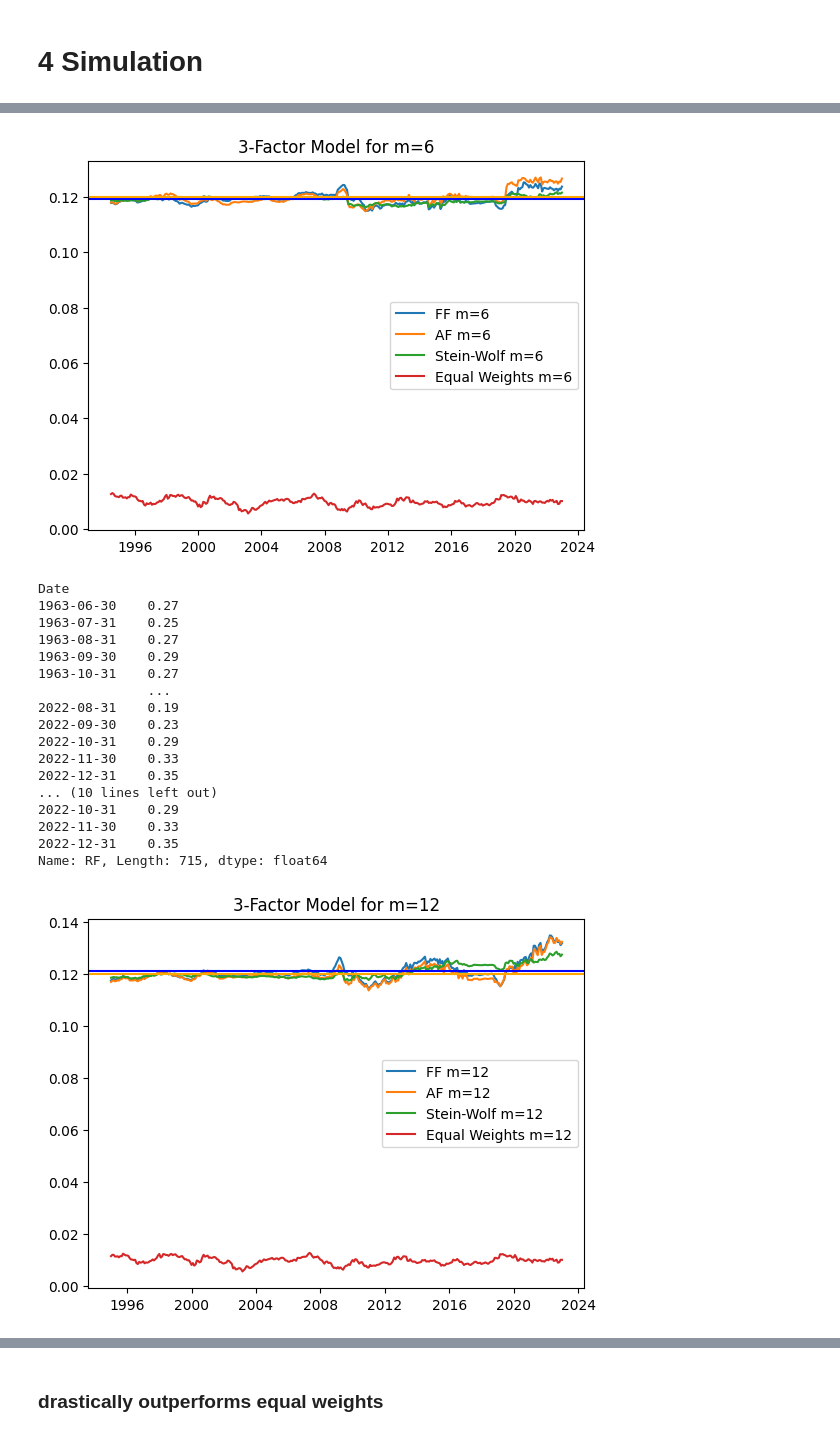
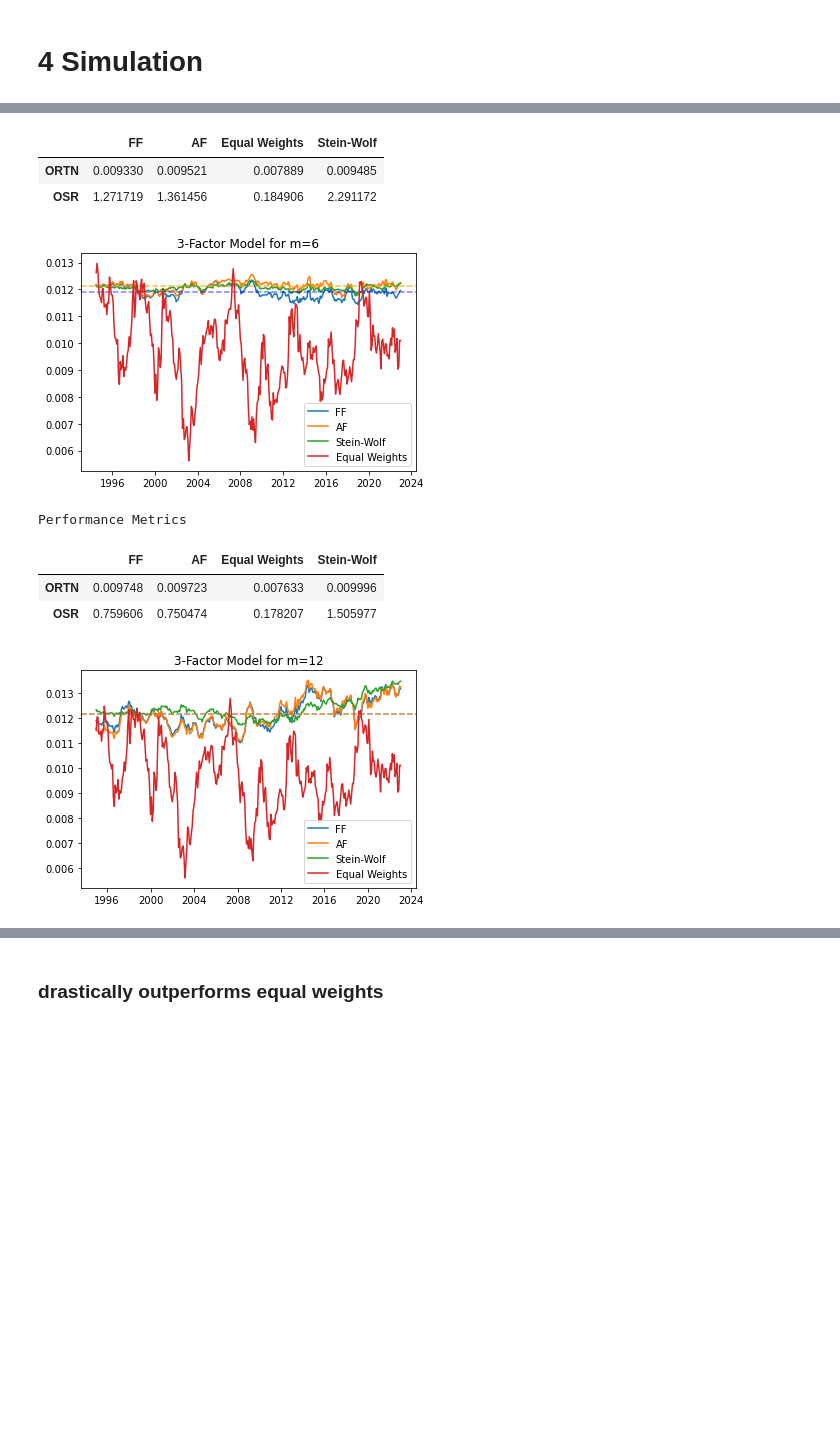
Before and after one commit to hegrace0101/asset_allocation_final, a Jupyter notebook: Factor Model Creation.ipynb, the cells around one changed output, grey strips where cells are left out. Drawn from its saved outputs; the diff is of its cells as text; code cells hidden in the pictures; blank space fills up the shorter version.

Commit message:
updated compare function

```diff
--- a/Factor Model Creation.ipynb
+++ b/Factor Model Creation.ipynb
@@ -431,5 +458,5 @@ def get_performance_metrics(R, Rf):
 # %%
-def compare_FF_devil(factors, horizon, plot_equal):
+def compare_FF_devil(factors, horizon, k, plot_equal):
     '''
     factors: a list of factors without HML
     horizon: investment horizon in terms of years
@@ -441,15 +468,13 @@ def compare_FF_devil(factors, horizon, plot_equal):
     AF_factors.append('HML devil')
     rf = factor_df['RF'][-1]
 
-    ## performance metrics
-    df_ORTN, df_OSR = pd.DataFrame({'FF': [], 'AF': [],'Equal Weights': [], 'SW': []}), pd.DataFrame({'FF': [], 'AF': [],'Equal Weights': [], 'SW': []})
     for m in M_range:
         # factor model
-        FF, Rf_FF = roll_factor(d, m, T, utilities_returns, FF_factors)
-        AF, Rf_AF = roll_factor(d, m, T, utilities_returns, AF_factors)
+        FF, Rf_FF = roll_factor(d, m, T, utilities_returns, FF_factors, k)
+        AF, Rf_AF = roll_factor(d, m, T, utilities_returns, AF_factors, k)
 
         # stein wolf
-        SW, Rf_SW = roll(d, m, T, utilities_returns, stein_wolf, [0.12])
+        SW, Rf_SW = roll(d, m, T, utilities_returns, stein_wolf, [k])
 
         # benchmark 1
         equal, Rf_EW = roll(d, m, T, utilities_returns, equal_weights, [])
@@ -457,37 +482,36 @@ def compare_FF_devil(factors, horizon, plot_equal):
         # benchmark 2
 
         # performance metrics
-        FF_metrics = get_performance_metrics(FF, Rf_FF)
-        AF_metrics = get_performance_metrics(AF, Rf_AF)
-        equal_metrics = get_performance_metrics(equal, Rf_EW)
-        SW_metrics = get_performance_metrics(SW, Rf_SW)
-        df_ORTN = df_ORTN.append({'FF': FF_metrics[0], 'AF': AF_metrics[0],'Equal Weights': equal_metrics[0], 'SW': SW_metrics[0]}, ignore_index=True)
-        df_OSR = df_OSR.append({'FF': FF_metrics[1], 'AF': AF_metrics[1],'Equal Weights': equal_metrics[1], 'SW': SW_metrics[1]}, ignore_index=True)
+        df_metrics = pd.DataFrame({'FF': get_performance_metrics(FF, Rf_FF),
+                                  'AF': get_performance_metrics(AF, Rf_AF),
+                                  'Equal Weights': get_performance_metrics(equal, Rf_EW),
+                                  'Stein-Wolf': get_performance_metrics(SW, Rf_SW)},
+                                ['ORTN', 'OSR'])
+        df_metrics = df_metrics.style.set_caption('Performance Metrics')
+        display(df_metrics)
+
         # rolling of rolling
         df = pd.DataFrame({'FF':FF,
                            'AF':AF,
                            'Equal Weights': equal,
                            'SW': SW})
+        df = df.rolling(horizon * 12).mean()
 
-        df = df.rolling(horizon * 12).mean()
-        plt.plot(utilities_returns.index[m:], df['FF'], label='FF m=%d' % m)
-        plt.plot(utilities_returns.index[m:], df['AF'], label='AF m=%d' % m)
+        # plotting
+        plt.plot(utilities_returns.index[m:], df['FF'], label='FF')
+        plt.plot(utilities_returns.index[m:], df['AF'], label='AF')
 
-        plt.plot(utilities_returns.index[m:], df['SW'], label='Stein-Wolf m=%d' % m)
+        plt.plot(utilities_returns.index[m:], df['SW'], label='Stein-Wolf')
 
-        plt.axhline(y = df.mean()['FF'], color = 'blue', linestyle = '-')
-        plt.axhline(y = df.mean()['AF'], color = 'orange', linestyle = '-')
+        plt.axhline(y = df.mean()['FF'], color = 'blue', alpha=0.5, linestyle = 'dashed')
+        plt.axhline(y = df.mean()['AF'], color = 'orange', alpha=0.75, linestyle = 'dashed')
 
         if plot_equal:
-            plt.plot(utilities_returns.index[m:], df['Equal Weights'], label='Equal Weights m=%d' % m)
-
-
+            plt.plot(utilities_returns.index[m:], df['Equal Weights'], label='Equal Weights')
 
         plt.title('%d-Factor Model for m=%d' % (len(factors)+1, m))
         plt.legend()
         plt.show()
-    print(np.mean(df_ORTN, axis=1))
-    print(np.mean(df_OSR, axis=1))
 # %%
-compare_FF_devil(['MKT','SMB'], 10, 1)
+compare_FF_devil(['MKT','SMB'], 10, 0.012, 1)
 # %% [output]
@@ -511,19 +519,9 @@ Name: RF, Length: 715, dtype: float64
+|  | FF | AF | Equal Weights | Stein-Wolf |
+| ORTN | 0.009330 | 0.009521 | 0.007889 | 0.009485 |
+| OSR | 1.271719 | 1.361456 | 0.184906 | 2.291172 |
-[figure, old version]
+[figure, new version]
-Date
-1963-06-30    0.27
-1963-07-31    0.25
-1963-08-31    0.27
-1963-09-30    0.29
-1963-10-31    0.27
-              ...
-2022-08-31    0.19
-2022-09-30    0.23
-2022-10-31    0.29
-2022-11-30    0.33
-2022-12-31    0.35
-... (10 lines left out)
-2022-10-31    0.29
-2022-11-30    0.33
-2022-12-31    0.35
-Name: RF, Length: 715, dtype: float64
+Performance Metrics
+|  | FF | AF | Equal Weights | Stein-Wolf |
+| ORTN | 0.009748 | 0.009723 | 0.007633 | 0.009996 |
+| OSR | 0.759606 | 0.750474 | 0.178207 | 1.505977 |
-[figure, old version]
+[figure, new version]
```
Also changed, not shown: parts of 13 cells of this notebook.
